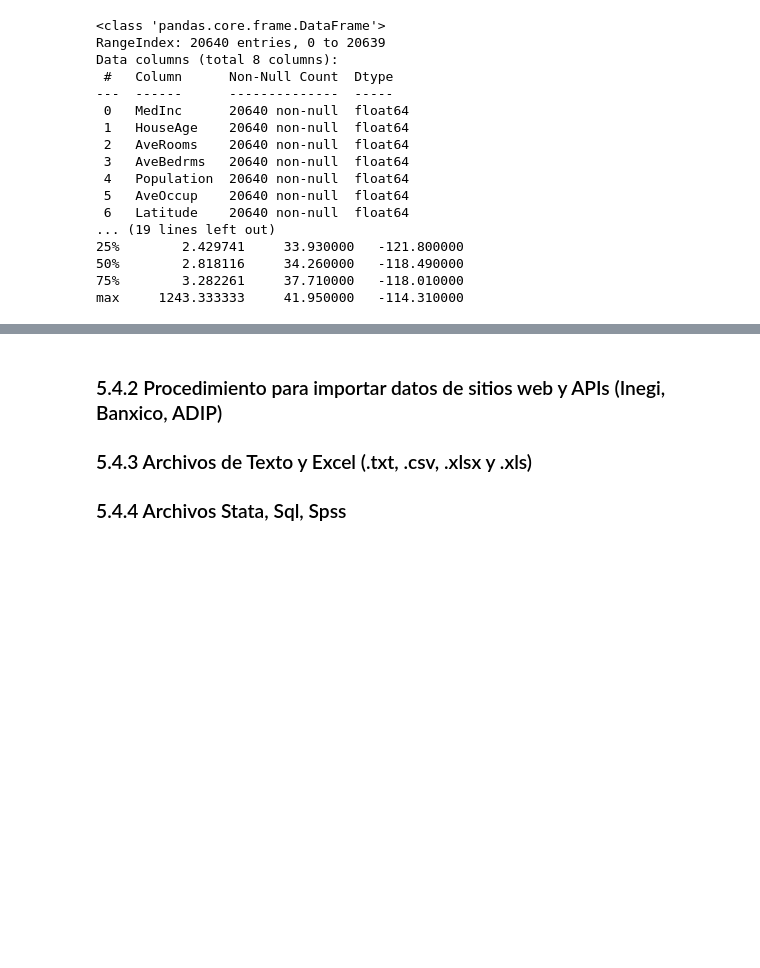
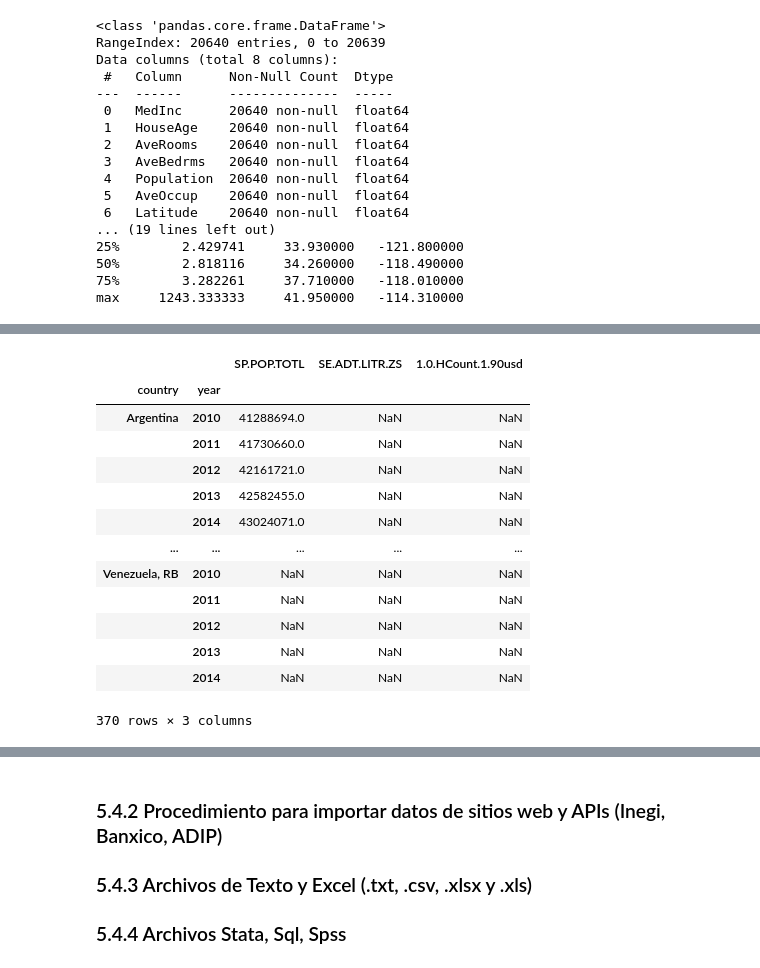
Before and after one commit to DiegoSReco/intro_python_para_economistas, a Jupyter notebook: script_python_5_Analisis_Datos_Pandas_2.ipynb, the cells around one changed output, grey strips where cells are left out. Drawn from its saved outputs; the diff is of its cells as text; code cells hidden in the pictures; blank space fills up the shorter version.

```diff
--- a/script_python_5_Analisis_Datos_Pandas_2.ipynb
+++ b/script_python_5_Analisis_Datos_Pandas_2.ipynb
@@ -276,0 +333,31 @@ max     1243.333333     41.950000   -114.310000
+# %%
+#Lista de paises en Latam
+abv_latam = ["ARG", "BOL", "BRA", "CHL", "COL", "CRI", "CUB", "DOM", "ECU",
+             "SLV", "GTM", "HND", "MEX", "NIC", "PAN", "PRY", "PER", "PRI",
+             "URY", "VEN"]
+
+
+#Poblacion total de paises
+df_pob_tot_LA = wb.download( indicator= ['SP.POP.TOTL',
+                                         'SE.ADT.LITR.ZS',
+                                         '1.0.HCount.1.90usd'],
+                              country= abv_latam ,
+                              start= 2010,
+                              end= 2023)
+
+df_pob_tot_LA
+# %% [output]
+|  |  | SP.POP.TOTL | SE.ADT.LITR.ZS | 1.0.HCount.1.90usd |
+| country | year |  |  |  |
+| Argentina | 2010 | 41288694.0 | NaN | NaN |
+|  | 2011 | 41730660.0 | NaN | NaN |
+|  | 2012 | 42161721.0 | NaN | NaN |
+|  | 2013 | 42582455.0 | NaN | NaN |
+|  | 2014 | 43024071.0 | NaN | NaN |
+| ... | ... | ... | ... | ... |
+| Venezuela, RB | 2010 | NaN | NaN | NaN |
+|  | 2011 | NaN | NaN | NaN |
+|  | 2012 | NaN | NaN | NaN |
+|  | 2013 | NaN | NaN | NaN |
+|  | 2014 | NaN | NaN | NaN |
+370 rows × 3 columns
```
Also changed, not shown: parts of 9 cells of this notebook.
